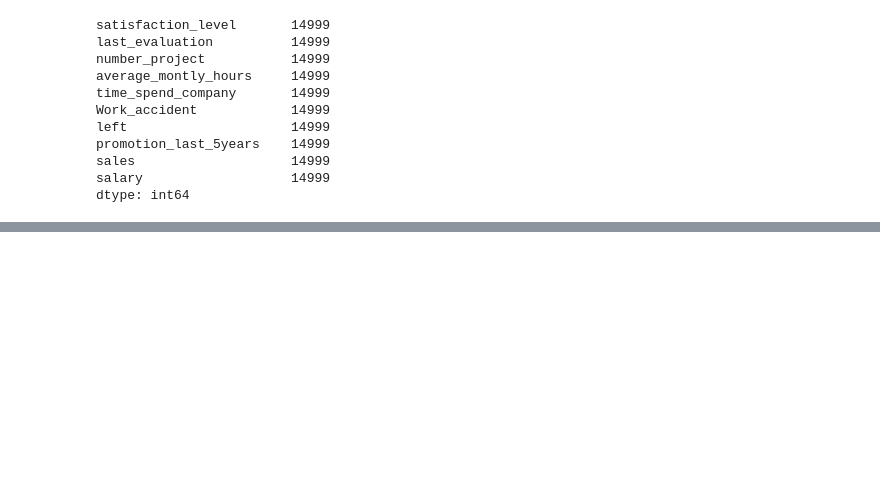
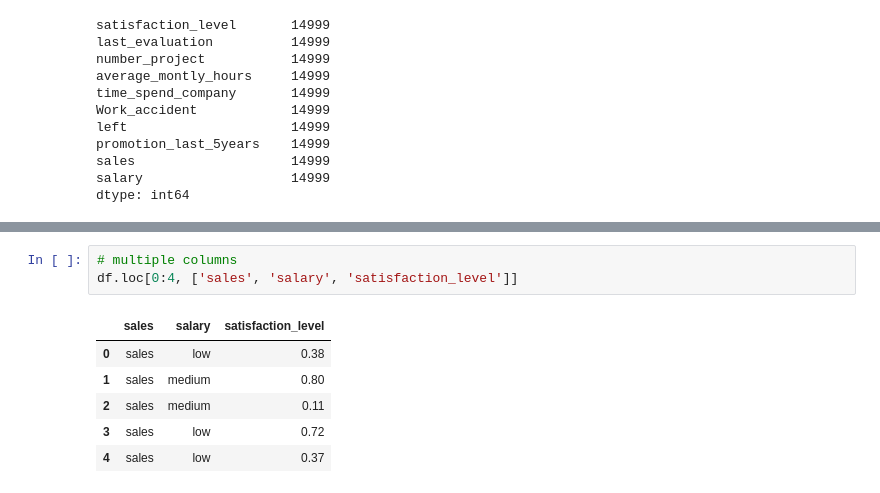
Before and after one commit to intelspeedstep/IDS748, a Jupyter notebook: Week 2.ipynb, the cells around one changed output, grey strips where cells are left out. Saved outputs shown, nothing was run; the diff lists cells and outputs as text; blank space fills up the shorter version.

```diff
--- a/Week 2.ipynb
+++ b/Week 2.ipynb
@@ -367,0 +442,10 @@ dtype: int64
+# %%
+# multiple columns
+df.loc[0:4, ['sales', 'salary', 'satisfaction_level']]
+# %% [output]
+|  | sales | salary | satisfaction_level |
+| 0 | sales | low | 0.38 |
+| 1 | sales | medium | 0.80 |
+| 2 | sales | medium | 0.11 |
+| 3 | sales | low | 0.72 |
+| 4 | sales | low | 0.37 |
```
Also changed, not shown: parts of 19 cells of this notebook.
